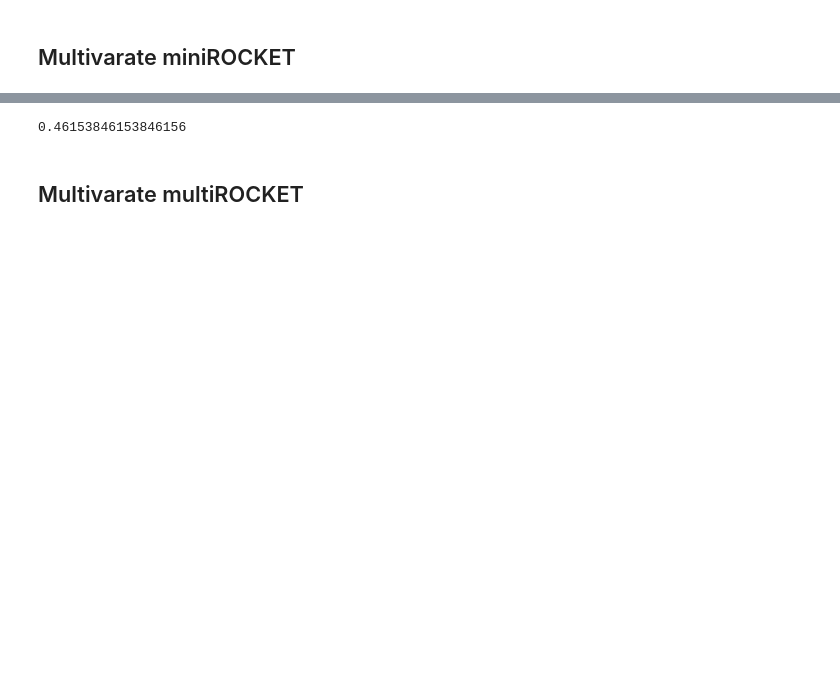
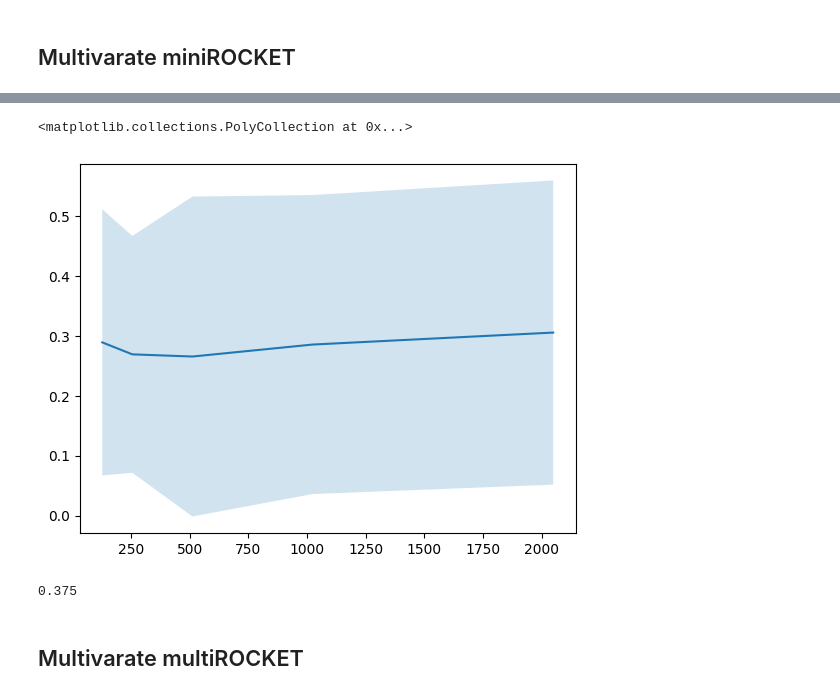
Before and after one commit to kisaragiRY/decoding-DG, a Jupyter notebook: notebooks/3-decoding-model/2-classification/3-time-series-classification/1-exploration-diff-methods/03-diff-rocket.ipynb, the cells around one changed output, grey strips where cells are left out. Cells and saved outputs as stored; diff of their text form; code cells hidden in the pictures; blank space fills up the shorter version.

```diff
--- a/notebooks/3-decoding-model/2-classification/3-time-series-classification/1-exploration-diff-methods/03-diff-rocket.ipynb
+++ b/notebooks/3-decoding-model/2-classification/3-time-series-classification/1-exploration-diff-methods/03-diff-rocket.ipynb
@@ -72,0 +60,9 @@ y_pred = rocket.predict(X_test)
+# %%
+rocket = RocketClassifier(
+    rocket_transform="minirocket",
+    use_multivariate="yes"
+    )
+param_grid = {"num_kernels": [2**i for i in range(2, 12)]}
+parameter_tuning_method = GridSearchCV(rocket, param_grid, cv=KFold(n_splits=5))
+parameter_tuning_method.fit(X_train, y_train)
+rocket.fit(X_train, y_train)
@@ -73,6 +88,18 @@ y_pred = rocket.predict(X_test)
+# %%
+fig, ax = plt.subplots()
+results = parameter_tuning_method.cv_results_
+xx = [i['num_kernels'] for i in results['params']]
+mean_score = results['mean_test_score']
+std_score = results['std_test_score']
+ax.plot(xx, mean_score)
+ax.fill_between(xx, mean_score-std_score, mean_score+std_score, alpha=0.2)
+# %% [output]
+<matplotlib.collections.PolyCollection at 0x...>
+[figure, added]
 # %%
+y_pred = parameter_tuning_method.predict(X_test)
 np.sum(y_test == y_pred)/len(y_test)
 # %% [output]
-0.46153846153846156
+0.375
 # %% [markdown]
 ## Multivarate multiROCKET
```
Also changed, not shown: parts of 12 cells of this notebook.
